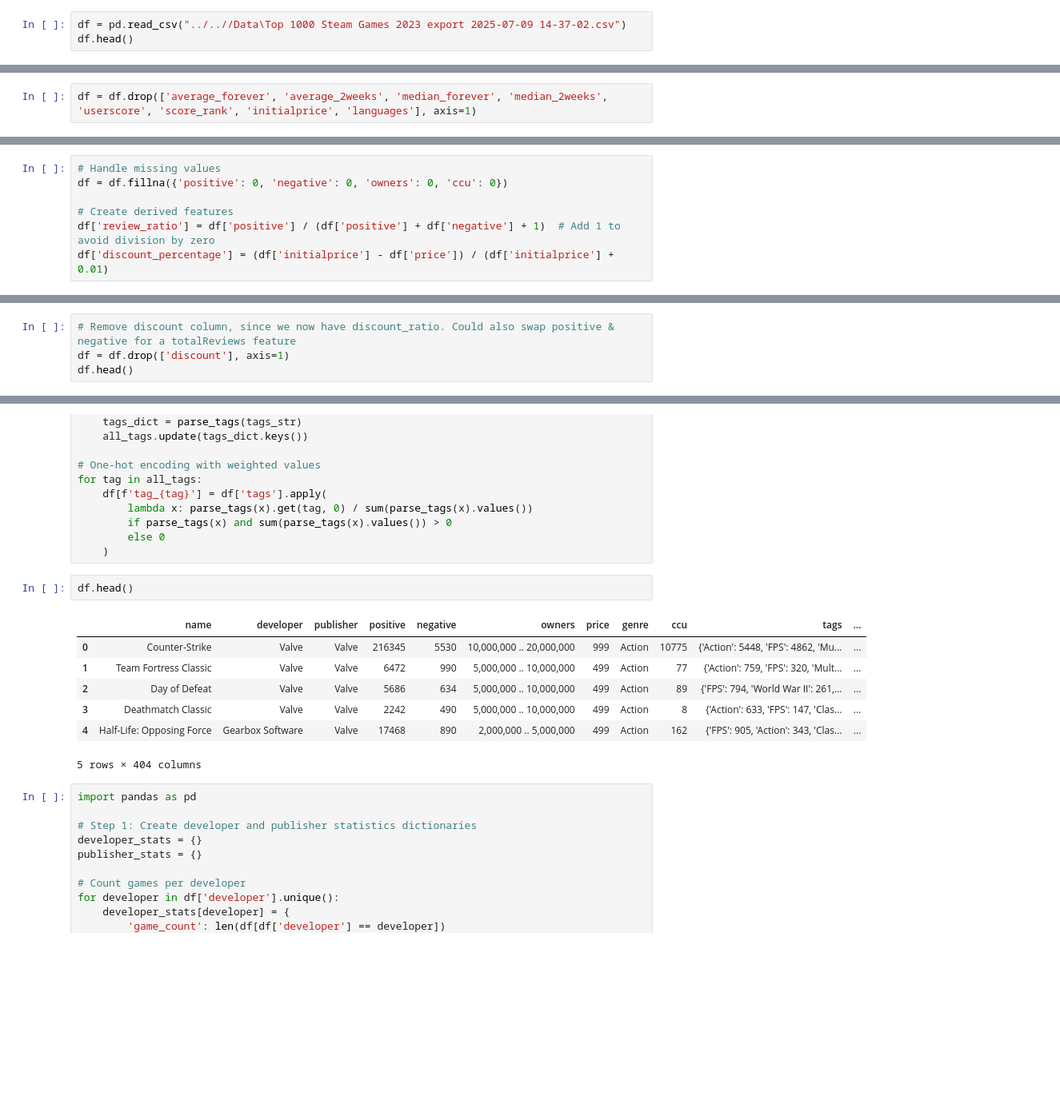
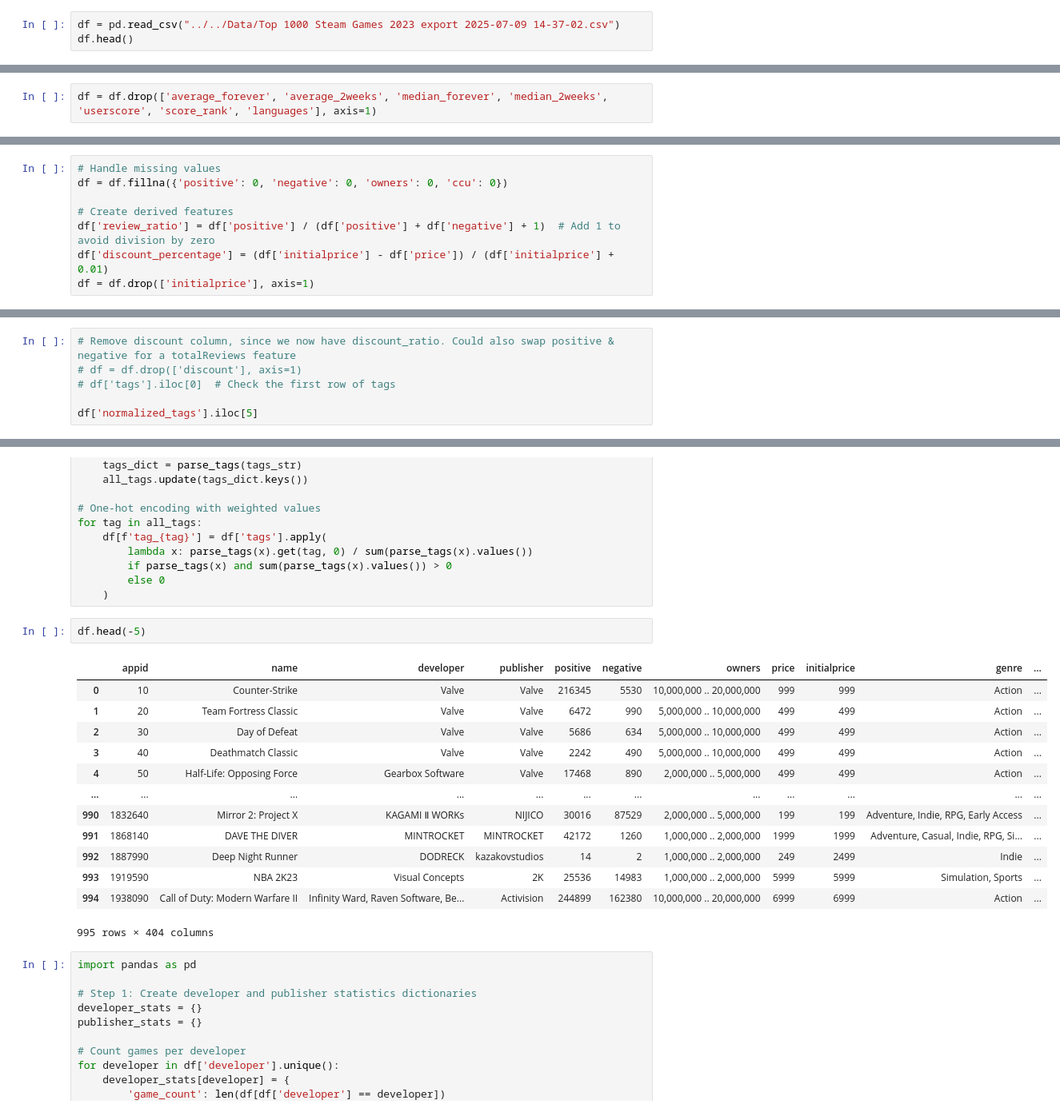
Before and after one commit to Ethan-The-Absent/OnlineStore, a Jupyter notebook: model/exploration/data_exploration.ipynb, the cells around one changed output, grey strips where cells are left out. Shown at 80% size. Saved outputs shown, nothing was run; the diff lists cells and outputs as text; blank space fills up the shorter version.

```diff
--- a/model/exploration/data_exploration.ipynb
+++ b/model/exploration/data_exploration.ipynb
@@ -23,7 +26,7 @@ import seaborn as sns
 import matplotlib.pyplot as plt
 import numpy as np
 # %%
-df = pd.read_csv("../..//Data\Top 1000 Steam Games 2023 export 2025-07-09 14-37-02.csv")
+df = pd.read_csv("../../Data/Top 1000 Steam Games 2023 export 2025-07-09 14-37-02.csv")
 df.head()
 # %% [output]
 |  | appid | name | developer | publisher | score_rank | positive | negative | userscore | owners | ... |
@@ -39,5 +55,5 @@ array([nan])
 # %%
-df = df.drop(['average_forever', 'average_2weeks', 'median_forever', 'median_2weeks', 'userscore', 'score_rank', 'initialprice', 'languages'], axis=1)
+df = df.drop(['average_forever', 'average_2weeks', 'median_forever', 'median_2weeks', 'userscore', 'score_rank', 'languages'], axis=1)
 # %%
 numerical_df = df[["positive", "negative", "price", "ccu"]]
 correlation_matrix = numerical_df.corr()
@@ -88,3 +103,4 @@ df = df.fillna({'positive': 0, 'negative': 0, 'owners': 0, 'ccu': 0})
 # Create derived features
 df['review_ratio'] = df['positive'] / (df['positive'] + df['negative'] + 1)  # Add 1 to avoid division by zero
 df['discount_percentage'] = (df['initialprice'] - df['price']) / (df['initialprice'] + 0.01)
+df = df.drop(['initialprice'], axis=1)
@@ -186,5 +200,7 @@ expanded_df[['name'] + list(expanded_df.columns[-10:])].head(30)
 # %%
 # Remove discount column, since we now have discount_ratio. Could also swap positive & negative for a totalReviews feature
-df = df.drop(['discount'], axis=1)
-df.head()
+# df = df.drop(['discount'], axis=1)
+# df['tags'].iloc[0]  # Check the first row of tags
+
+df['normalized_tags'].iloc[5]
 # %% [output]
@@ -233,15 +263,21 @@ for tag in all_tags:
         else 0
     )
 # %%
-df.head()
+df.head(-5)
 # %% [output]
-|  | name | developer | publisher | positive | negative | owners | price | genre | ccu | tags | ... |
-| 0 | Counter-Strike | Valve | Valve | 216345 | 5530 | 10,000,000 .. 20,000,000 | 999 | Action | 10775 | {'Action': 5448, 'FPS': 4862, 'Mu... | ... |
-| 1 | Team Fortress Classic | Valve | Valve | 6472 | 990 | 5,000,000 .. 10,000,000 | 499 | Action | 77 | {'Action': 759, 'FPS': 320, 'Mult... | ... |
-| 2 | Day of Defeat | Valve | Valve | 5686 | 634 | 5,000,000 .. 10,000,000 | 499 | Action | 89 | {'FPS': 794, 'World War II': 261,... | ... |
-| 3 | Deathmatch Classic | Valve | Valve | 2242 | 490 | 5,000,000 .. 10,000,000 | 499 | Action | 8 | {'Action': 633, 'FPS': 147, 'Clas... | ... |
-| 4 | Half-Life: Opposing Force | Gearbox Software | Valve | 17468 | 890 | 2,000,000 .. 5,000,000 | 499 | Action | 162 | {'FPS': 905, 'Action': 343, 'Clas... | ... |
+|  | appid | name | developer | publisher | positive | negative | owners | price | initialprice | genre | ... |
+| 0 | 10 | Counter-Strike | Valve | Valve | 216345 | 5530 | 10,000,000 .. 20,000,000 | 999 | 999 | Action | ... |
+| 1 | 20 | Team Fortress Classic | Valve | Valve | 6472 | 990 | 5,000,000 .. 10,000,000 | 499 | 499 | Action | ... |
+| 2 | 30 | Day of Defeat | Valve | Valve | 5686 | 634 | 5,000,000 .. 10,000,000 | 499 | 499 | Action | ... |
+| 3 | 40 | Deathmatch Classic | Valve | Valve | 2242 | 490 | 5,000,000 .. 10,000,000 | 499 | 499 | Action | ... |
+| 4 | 50 | Half-Life: Opposing Force | Gearbox Software | Valve | 17468 | 890 | 2,000,000 .. 5,000,000 | 499 | 499 | Action | ... |
+| ... | ... | ... | ... | ... | ... | ... | ... | ... | ... | ... | ... |
+| 990 | 1832640 | Mirror 2: Project X | KAGAMI Ⅱ WORKs | NIJICO | 30016 | 87529 | 2,000,000 .. 5,000,000 | 199 | 199 | Adventure, Indie, RPG, Early Access | ... |
+| 991 | 1868140 | DAVE THE DIVER | MINTROCKET | MINTROCKET | 42172 | 1260 | 1,000,000 .. 2,000,000 | 1999 | 1999 | Adventure, Casual, Indie, RPG, Si... | ... |
+| 992 | 1887990 | Deep Night Runner | DODRECK | kazakovstudios | 14 | 2 | 1,000,000 .. 2,000,000 | 249 | 2499 | Indie | ... |
+| 993 | 1919590 | NBA 2K23 | Visual Concepts | 2K | 25536 | 14983 | 1,000,000 .. 2,000,000 | 5999 | 5999 | Simulation, Sports | ... |
+| 994 | 1938090 | Call of Duty: Modern Warfare II | Infinity Ward, Raven Software, Be... | Activision | 244899 | 162380 | 10,000,000 .. 20,000,000 | 6999 | 6999 | Action | ... |
-5 rows × 404 columns
+995 rows × 404 columns
 # %%
 import pandas as pd
 
```
Also changed, not shown: parts of 7 cells of this notebook, 6 other files.
